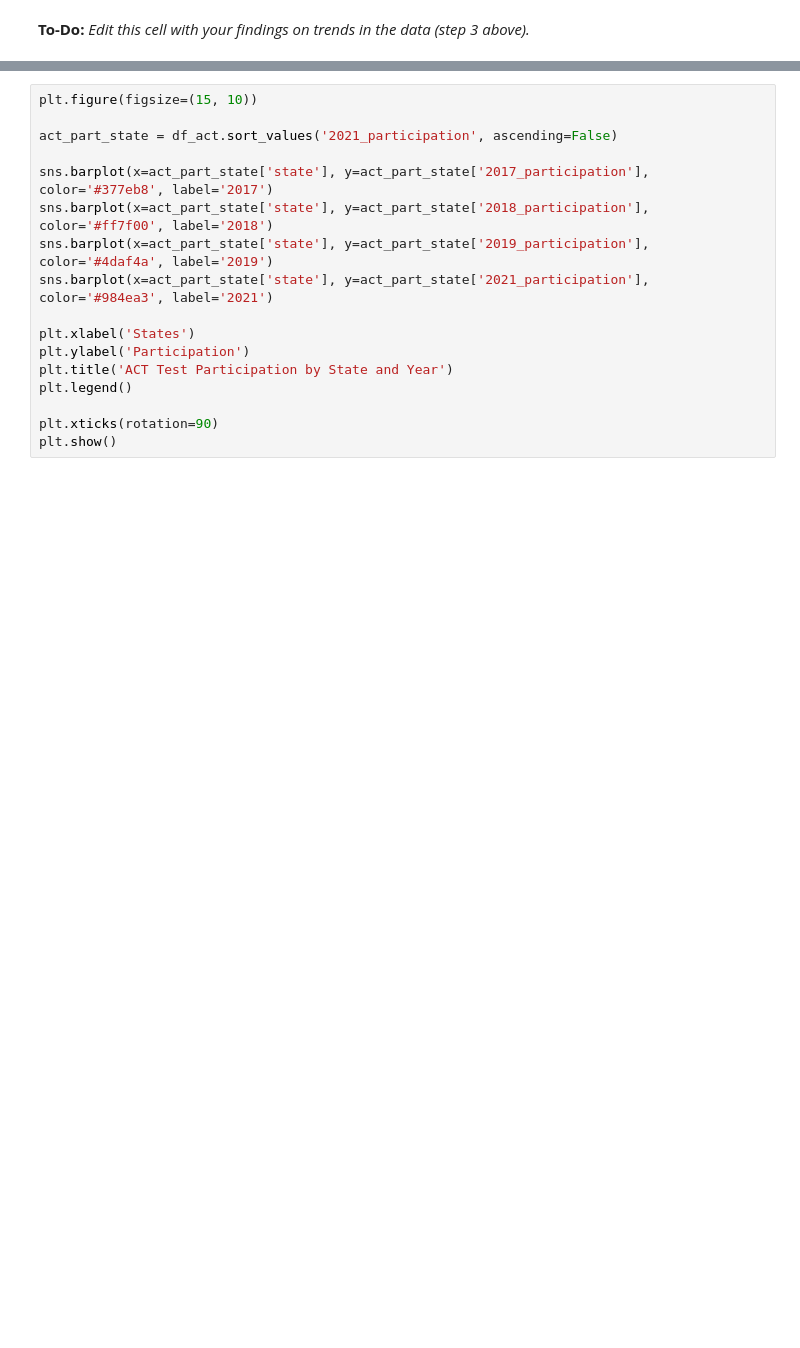
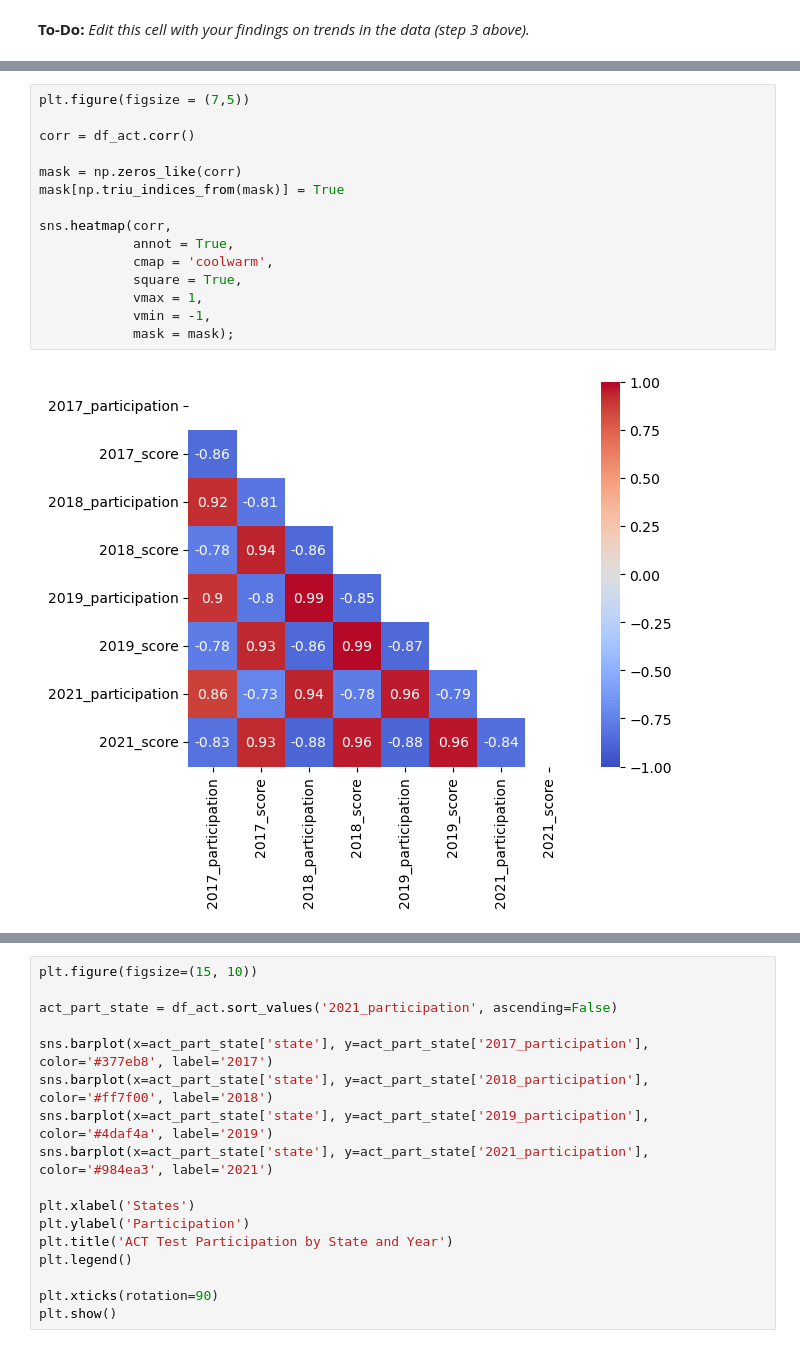
Before and after one commit to argishtiovsepyan/Standardized_Test_Analysis, a Jupyter notebook: code/argishti_project_1.ipynb, the cells around one changed output, grey strips where cells are left out. Cells and saved outputs as stored; diff of their text form; blank space fills up the shorter version.

```diff
--- a/code/argishti_project_1.ipynb
+++ b/code/argishti_project_1.ipynb
@@ -710,0 +738,17 @@ Here are some prompts to get you started with visualizations. Feel free to add a
+# %%
+plt.figure(figsize = (7,5))
+
+corr = df_act.corr()
+
+mask = np.zeros_like(corr)
+mask[np.triu_indices_from(mask)] = True
+
+sns.heatmap(corr,
+            annot = True,
+            cmap = 'coolwarm',
+            square = True,
+            vmax = 1,
+            vmin = -1,
+            mask = mask);
+# %% [output]
+[figure, added]
```
Also changed, not shown: parts of 11 cells of this notebook.
